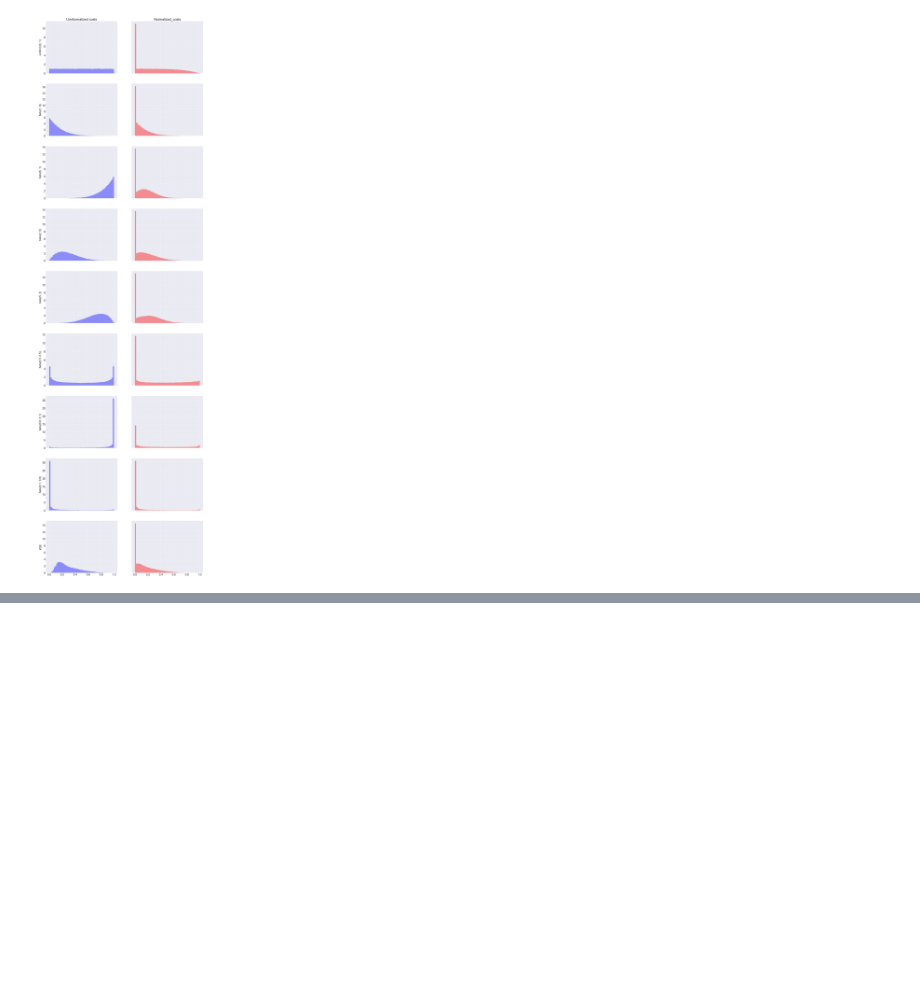
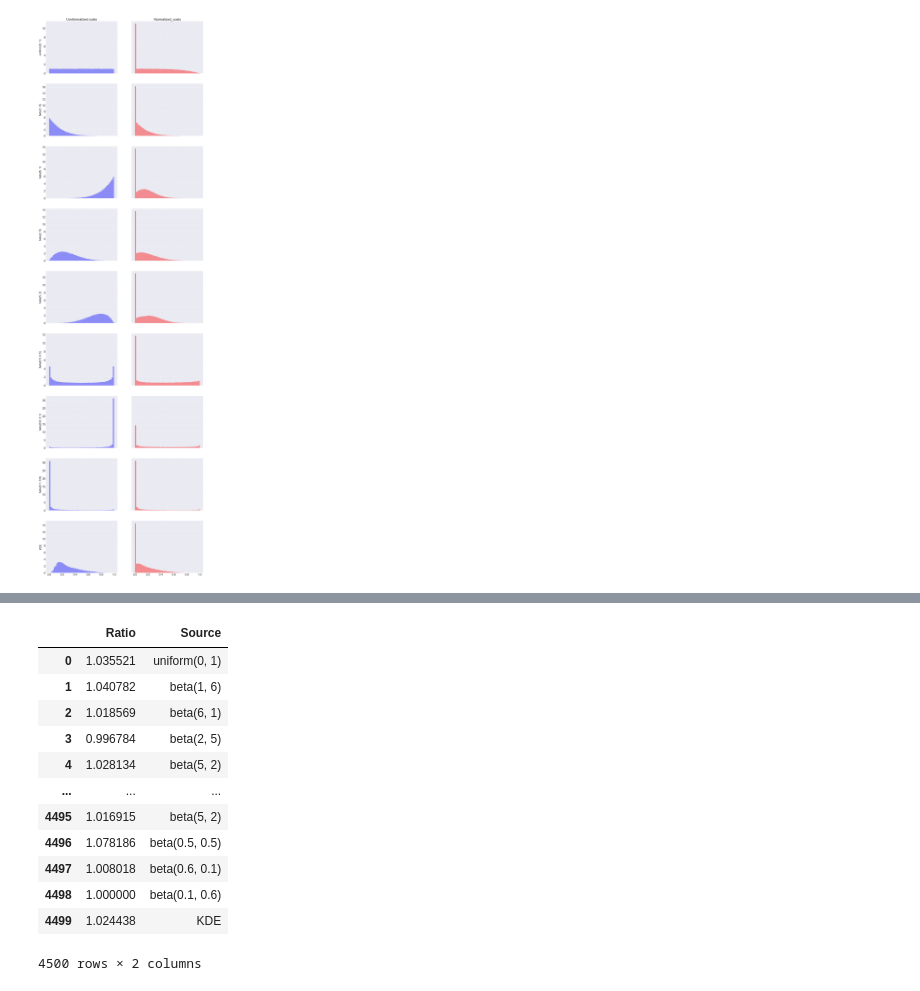
Before and after one commit to KrisNguyen135/FairBayesianOpt, a Jupyter notebook: notebooks/Homelessness/04_17_week/04 13 - Sorted vs not sorted with seaborn.ipynb, the cells around one changed output, grey strips where cells are left out. Saved outputs shown, nothing was run; the diff lists cells and outputs as text; code cells hidden in the pictures; blank space fills up the shorter version.

```diff
--- a/notebooks/Homelessness/04_17_week/04 13 - Sorted vs not sorted with seaborn.ipynb
+++ b/notebooks/Homelessness/04_17_week/04 13 - Sorted vs not sorted with seaborn.ipynb
@@ -304,0 +323,21 @@ plt.show()
+# %%
+ratio_df = pd.DataFrame(columns=['Ratio', 'Source'])
+
+for i in range(pof_df.shape[0] // 2):
+    ratio_df.loc[ratio_df.shape[0]] = [pof_df.loc[i * 2 + 1]['PoF'] / pof_df.loc[i * 2]['PoF'], pof_df.loc[i * 2]['Source']]
+
+ratio_df
+# %% [output]
+|  | Ratio | Source |
+| 0 | 1.035521 | uniform(0, 1) |
+| 1 | 1.040782 | beta(1, 6) |
+| 2 | 1.018569 | beta(6, 1) |
+| 3 | 0.996784 | beta(2, 5) |
+| 4 | 1.028134 | beta(5, 2) |
+| ... | ... | ... |
+| 4495 | 1.016915 | beta(5, 2) |
+| 4496 | 1.078186 | beta(0.5, 0.5) |
+| 4497 | 1.008018 | beta(0.6, 0.1) |
+| 4498 | 1.000000 | beta(0.1, 0.6) |
+| 4499 | 1.024438 | KDE |
+4500 rows × 2 columns
```
Also changed, not shown: parts of 3 cells of this notebook.
